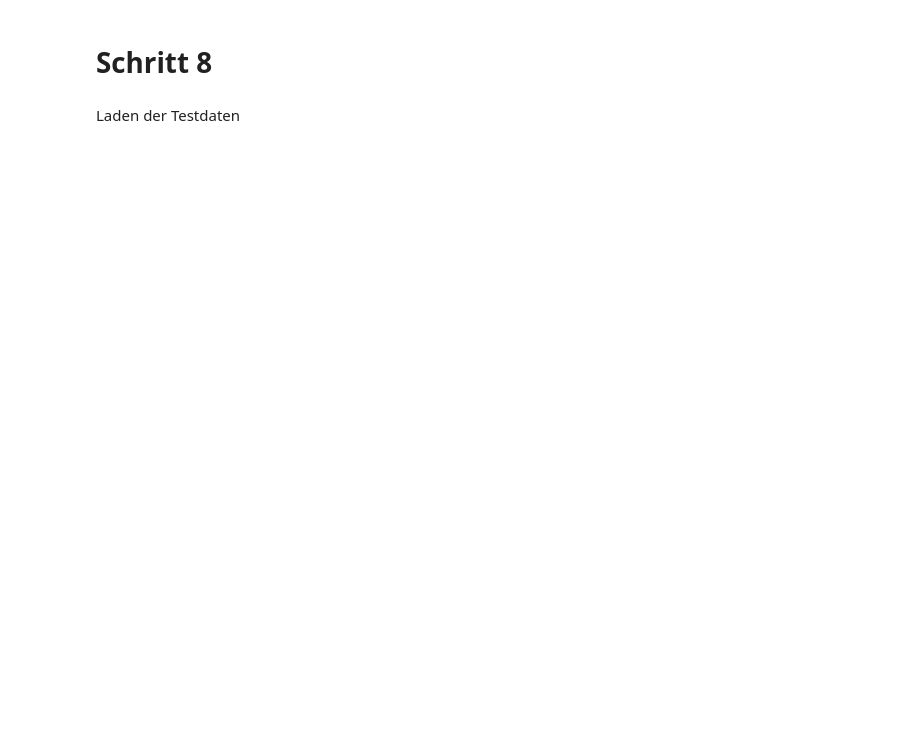
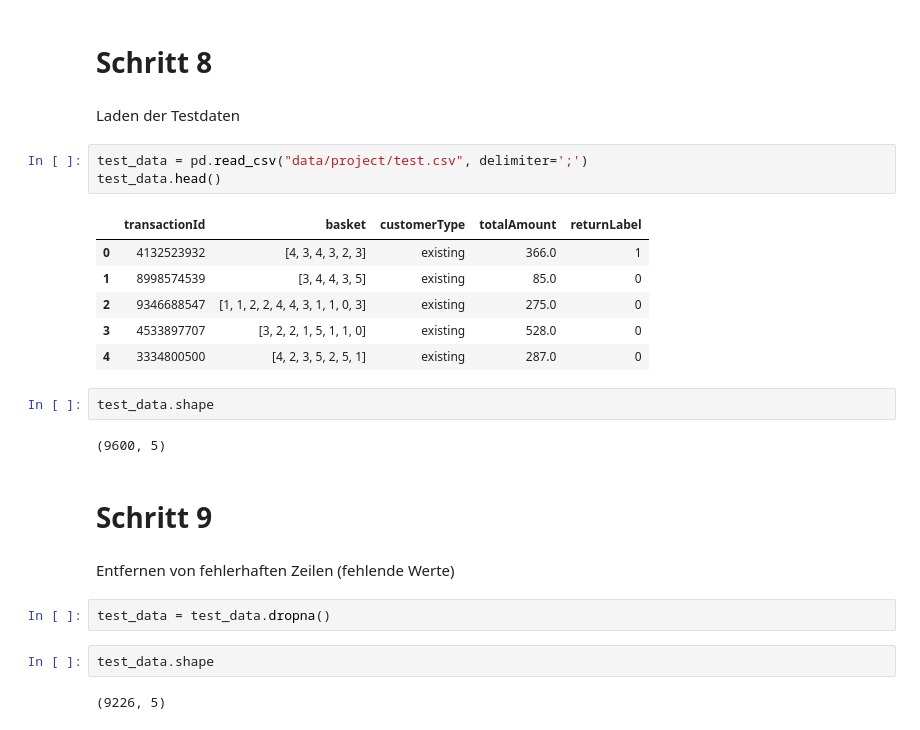
Before and after one commit to Maximilian-prog/ml-kurs-ws22, a Jupyter notebook: ML-Projekt.ipynb, the cells around one changed output. Cells and saved outputs as stored; diff of their text form; blank space fills up the shorter version.

```diff
--- a/ML-Projekt.ipynb
+++ b/ML-Projekt.ipynb
@@ -293,3 +301,27 @@ Best score: 0.880859375
 # Schritt 8
 # %% [markdown]
 Laden der Testdaten
+# %%
+test_data = pd.read_csv("data/project/test.csv", delimiter=';')
+test_data.head()
+# %% [output]
+|  | transactionId | basket | customerType | totalAmount | returnLabel |
+| 0 | 4132523932 | [4, 3, 4, 3, 2, 3] | existing | 366.0 | 1 |
+| 1 | 8998574539 | [3, 4, 4, 3, 5] | existing | 85.0 | 0 |
+| 2 | 9346688547 | [1, 1, 2, 2, 4, 4, 3, 1, 1, 0, 3] | existing | 275.0 | 0 |
+| 3 | 4533897707 | [3, 2, 2, 1, 5, 1, 1, 0] | existing | 528.0 | 0 |
+| 4 | 3334800500 | [4, 2, 3, 5, 2, 5, 1] | existing | 287.0 | 0 |
+# %%
+test_data.shape
+# %% [output]
+(9600, 5)
+# %% [markdown]
+# Schritt 9
+# %% [markdown]
+Entfernen von fehlerhaften Zeilen (fehlende Werte)
+# %%
+test_data = test_data.dropna()
+# %%
+test_data.shape
+# %% [output]
+(9226, 5)
```
Also changed, not shown: parts of 52 cells of this notebook, 1 other file.
